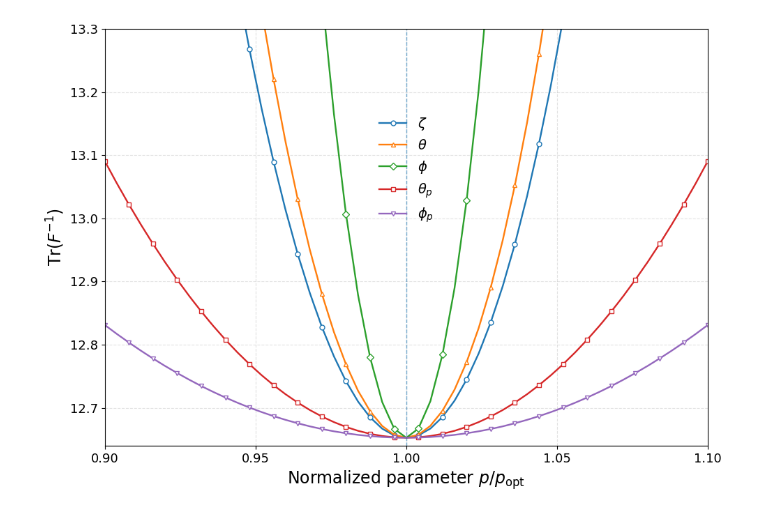
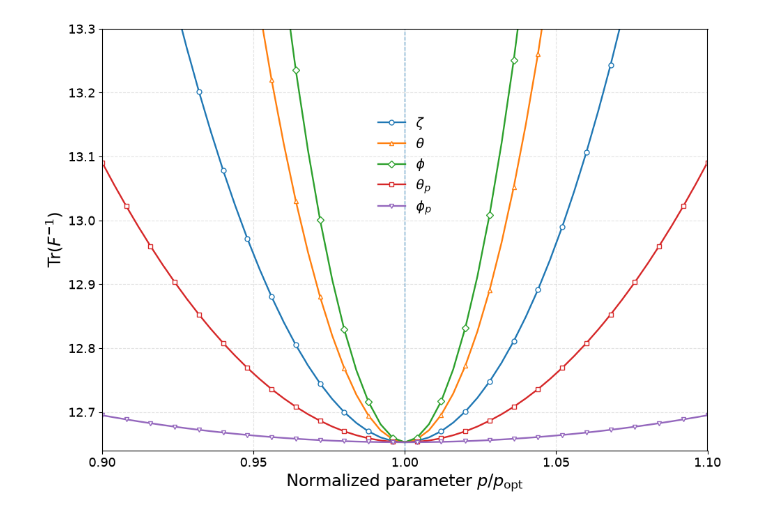
Before and after one commit to Yash16Gupta/QELM, a Jupyter notebook: Optimization.ipynb, the cells around one changed output. Drawn from its saved outputs; the diff is of its cells as text; code cells hidden in the pictures.

```diff
--- a/Optimization.ipynb
+++ b/Optimization.ipynb
@@ -21,6 +21,13 @@ def effective_measurements(zeta, theta, phi, theta_p, phi_p):
 
     eta = zeta + phi - 2 * theta
 
+    # Projection convention implicit in the displayed S13:
+    # |psi> = cos(theta_p)|0> + exp(-i phi_p) sin(theta_p)|1>
+    #
+    # Therefore the bra contains +i phi_p, giving
+    #
+    # nu = 4 alpha_1 - 4 alpha_2 - 2 zeta + phi_p + 2 phi
+
     nu = (
         4 * alpha_1
         - 4 * alpha_2
@@ -38,55 +45,74 @@ def effective_measurements(zeta, theta, phi, theta_p, phi_p):
     S_2eta = np.sin(2 * eta)
     S_2tp = np.sin(2 * theta_p)
 
+    # ------------------------------------------------------------
     # mu_1
+    # ------------------------------------------------------------
     mu1 = 0.5 * np.array([
         [0, 0],
         [0, S_eta**2 * C_tp**2]
     ], dtype=complex)
 
+    # ------------------------------------------------------------
     # mu_2
+    # ------------------------------------------------------------
     mu2 = 0.5 * np.array([
         [S_eta**2 * S_tp**2, 0],
         [0, 0]
     ], dtype=complex)
 
+    # ------------------------------------------------------------
     # mu_3
+    # Corrected from V-tilde:
+    # upper-right  ~ exp(+2 i zeta)
+    # lower-left   ~ exp(-2 i zeta)
+    # ------------------------------------------------------------
     mu3 = 0.5 * np.array([
         [
             S_eta**2 * C_tp**2,
-            -0.5 * np.exp(-2j * zeta)
+            -0.5 * np.exp(+2j * zeta)
             * S_2eta * C_tp**2
         ],
         [
-            -0.5 * np.exp(+2j * zeta)
+            -0.5 * np.exp(-2j * zeta)
             * S_2eta * C_tp**2,
             C_eta**2 * C_tp**2
         ]
     ], dtype=complex)
 
+    # ------------------------------------------------------------
     # mu_4
+    # Corrected from V-tilde:
+    # upper-right  ~ exp(+i nu)
+    # lower-left   ~ exp(-i nu)
+    # ------------------------------------------------------------
     mu4 = 0.5 * np.array([
         [
             C_eta**2 * C_tp**2,
-            0.5 * np.exp(-2j * nu)
+            0.5 * np.exp(+1j * nu)
             * C_eta**2 * S_2tp
         ],
         [
-            0.5 * np.exp(+2j * nu)
+            0.5 * np.exp(-1j * nu)
             * C_eta**2 * S_2tp,
             C_eta**2 * S_tp**2
         ]
     ], dtype=complex)
 
+    # ------------------------------------------------------------
     # mu_5
+    # Corrected from V-tilde:
+    # upper-right  ~ exp(+2 i zeta)
+    # lower-left   ~ exp(-2 i zeta)
+    # ------------------------------------------------------------
     mu5 = 0.5 * np.array([
         [
             C_eta**2 * S_tp**2,
-            0.5 * np.exp(-2j * zeta)
+            0.5 * np.exp(+2j * zeta)
             * S_2eta * S_tp**2
         ],
         [
-            0.5 * np.exp(+2j * zeta)
+            0.5 * np.exp(-2j * zeta)
             * S_2eta * S_tp**2,
             S_eta**2 * S_tp**2
         ]
@@ -297,7 +323,7 @@ optimal_parameters = {
     "opt_phi_p": float(opt_phi_p)
 }
 
-with open("optimal_parameters.json", "w") as f:
+with open("optimal_parameters_corrected.json", "w") as f:
     json.dump(
         optimal_parameters,
         f,
@@ -514 +540 @@ Tr(F^-1) =
-[figure, old version]
+[figure, new version]
```
Also changed, not shown: parts of 1 cell of this notebook, 2 other files.
